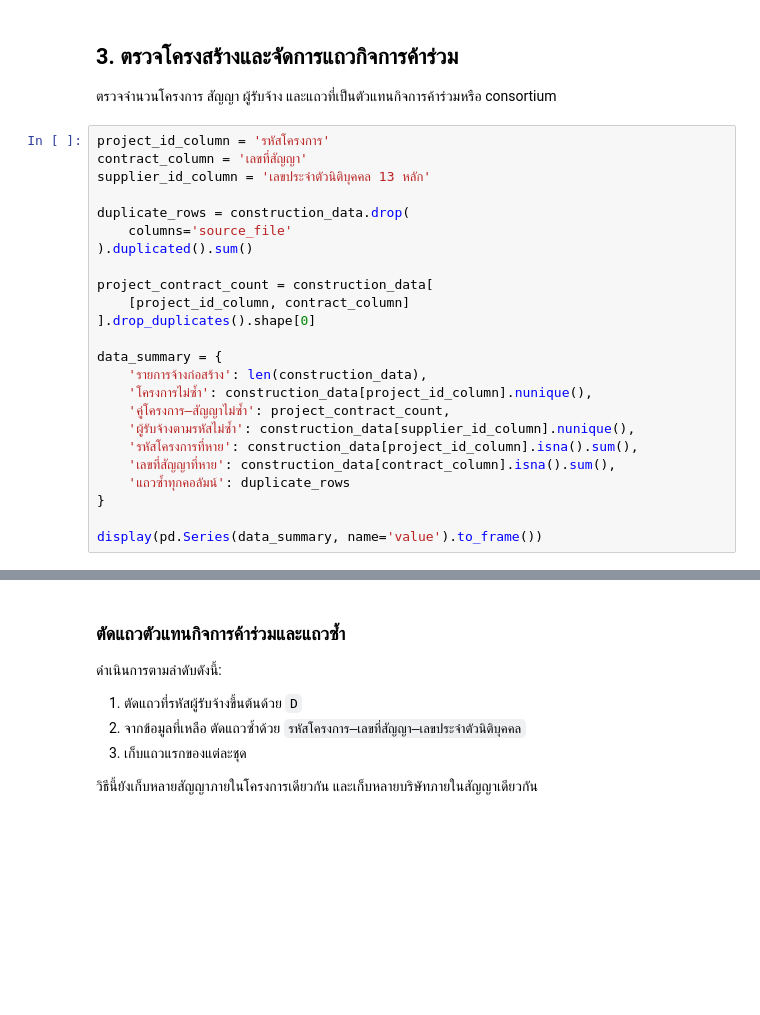
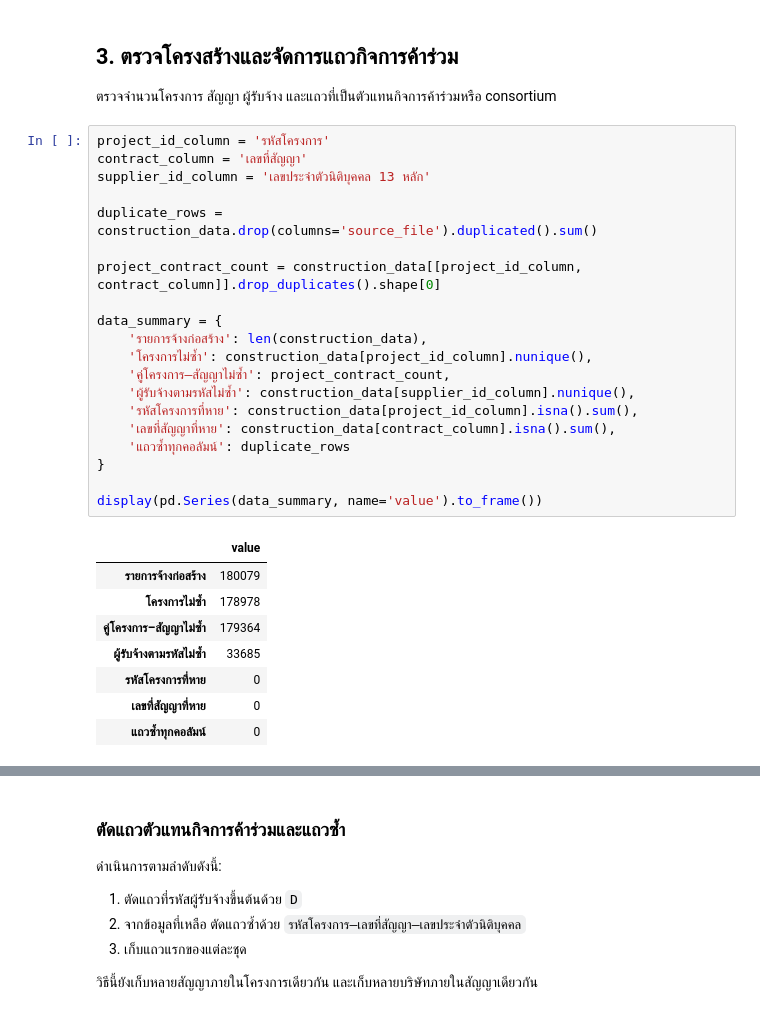
Before and after one commit to mdanmek/nida-dads-notes, a Jupyter notebook: dads5001-data-tools/project/eda/02_construction_data_preparation_2569.ipynb, the cells around one changed output, grey strips where cells are left out. Drawn from its saved outputs; the diff is of its cells as text; blank space fills up the shorter version.

```diff
--- a/dads5001-data-tools/project/eda/02_construction_data_preparation_2569.ipynb
+++ b/dads5001-data-tools/project/eda/02_construction_data_preparation_2569.ipynb
@@ -177,27 +235,32 @@ print(f'Saved: {svg_path}')
 # %%
 project_id_column = 'รหัสโครงการ'
 contract_column = 'เลขที่สัญญา'
 supplier_id_column = 'เลขประจำตัวนิติบุคคล 13 หลัก'
 
-duplicate_rows = construction_data.drop(
-    columns='source_file'
-).duplicated().sum()
+duplicate_rows = construction_data.drop(columns='source_file').duplicated().sum()
 
-project_contract_count = construction_data[
-    [project_id_column, contract_column]
-].drop_duplicates().shape[0]
+project_contract_count = construction_data[[project_id_column, contract_column]].drop_duplicates().shape[0]
 
 data_summary = {
     'รายการจ้างก่อสร้าง': len(construction_data),
     'โครงการไม่ซ้ำ': construction_data[project_id_column].nunique(),
     'คู่โครงการ–สัญญาไม่ซ้ำ': project_contract_count,
     'ผู้รับจ้างตามรหัสไม่ซ้ำ': construction_data[supplier_id_column].nunique(),
     'รหัสโครงการที่หาย': construction_data[project_id_column].isna().sum(),
     'เลขที่สัญญาที่หาย': construction_data[contract_column].isna().sum(),
     'แถวซ้ำทุกคอลัมน์': duplicate_rows
 }
 
 display(pd.Series(data_summary, name='value').to_frame())
+# %% [output]
+|  | value |
+| รายการจ้างก่อสร้าง | 180079 |
+| โครงการไม่ซ้ำ | 178978 |
+| คู่โครงการ–สัญญาไม่ซ้ำ | 179364 |
+| ผู้รับจ้างตามรหัสไม่ซ้ำ | 33685 |
+| รหัสโครงการที่หาย | 0 |
+| เลขที่สัญญาที่หาย | 0 |
+| แถวซ้ำทุกคอลัมน์ | 0 |
 # %%
 project_row_counts = construction_data[project_id_column].value_counts()
 
```
Also changed, not shown: parts of 17 cells of this notebook.
